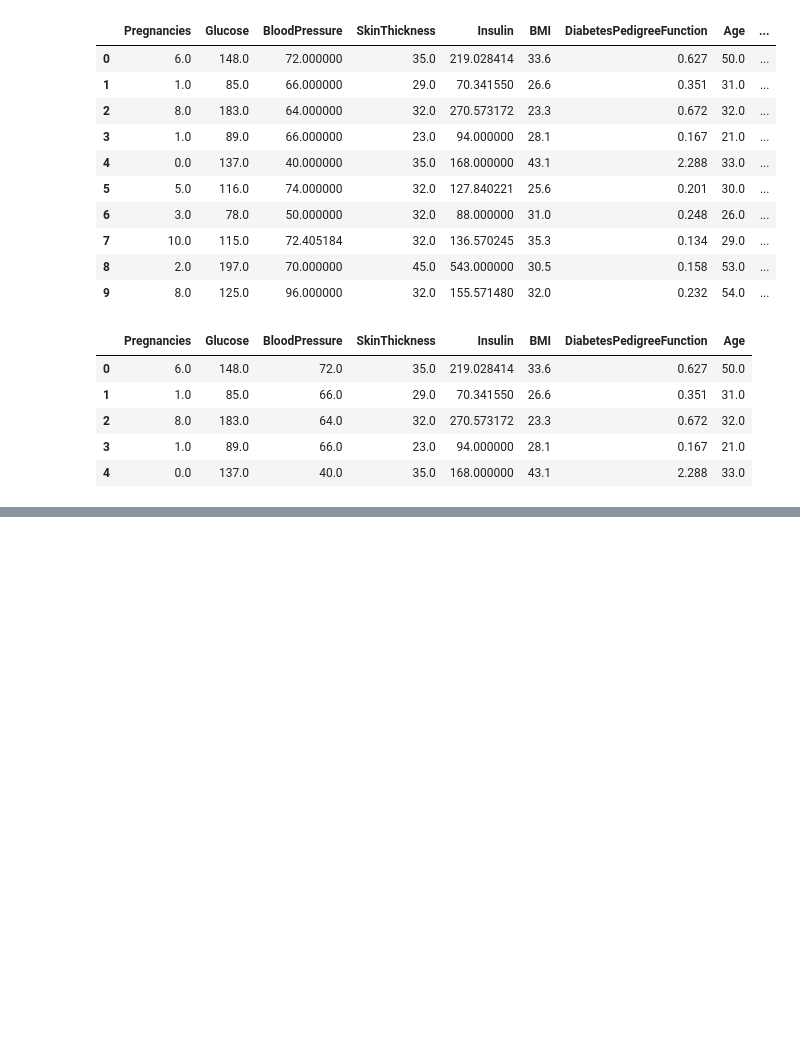
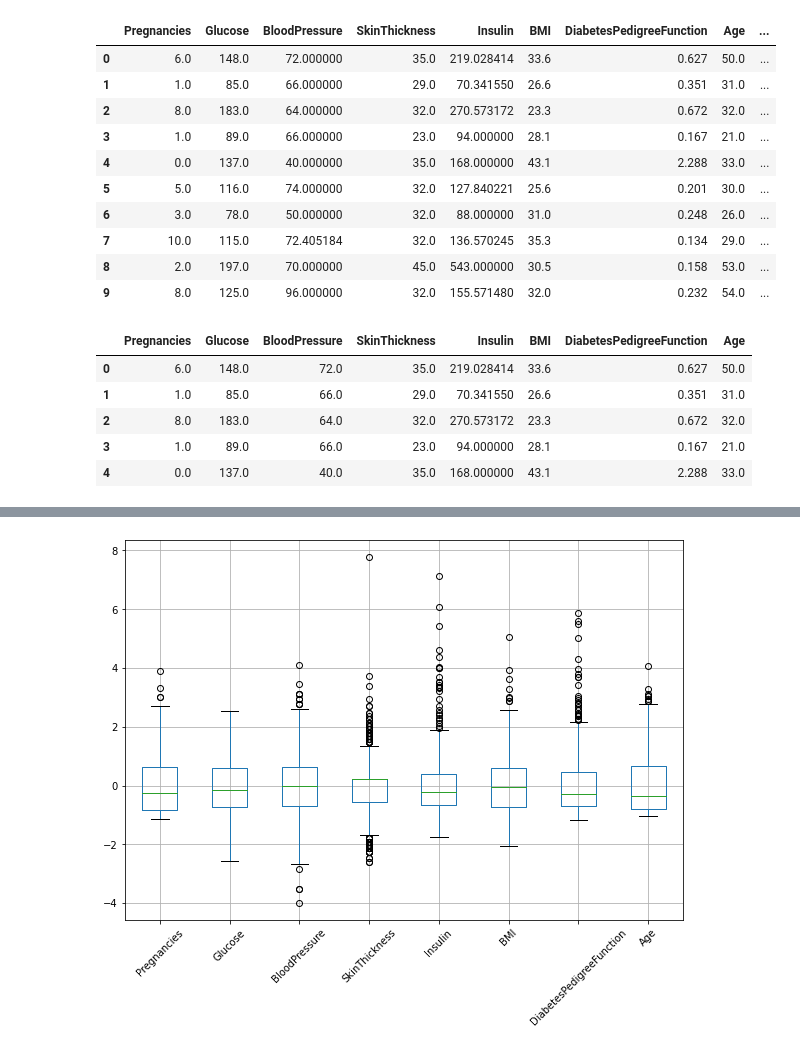
Before and after one commit to bhagu/1000-Days-Of-Code, a Jupyter notebook: Preparing_Data_for_Machine_Learning.ipynb, the cells around one changed output, grey strips where cells are left out. Saved outputs shown, nothing was run; the diff lists cells and outputs as text; code cells hidden in the pictures; blank space fills up the shorter version.

```diff
--- a/Preparing_Data_for_Machine_Learning.ipynb
+++ b/Preparing_Data_for_Machine_Learning.ipynb
@@ -1447,0 +1547,6 @@ accuracy_score(y_pred, y_test)
+# %%
+scaler = StandardScaler()
+
+scaler = scaler.fit(features_df)
+
+standardized_features = scaler.transform(features_df)
@@ -1447,0 +1569,4 @@ accuracy_score(y_pred, y_test)
+# %%
+standardized_features_df = pd.DataFrame(standardized_features, columns=features_df.columns)
+
+standardized_features_df.describe()
@@ -1447,0 +1583,5 @@ accuracy_score(y_pred, y_test)
+# %%
+standardized_features_df.boxplot(figsize=(10,7), rot=45)
+plt.show()
+# %% [output]
+[figure, added]
```
Also changed, not shown: parts of 35 cells of this notebook.
